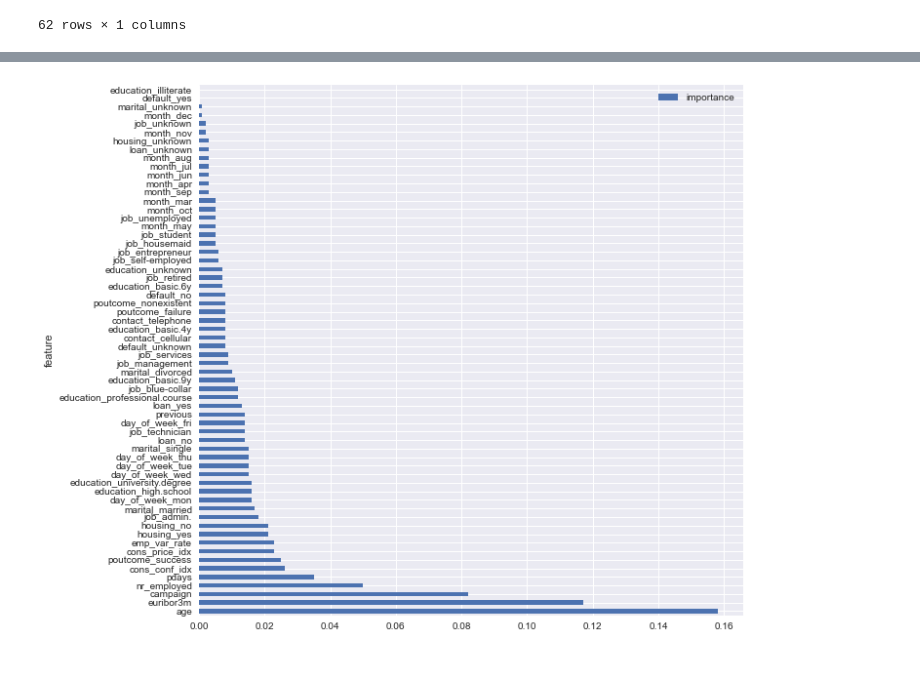
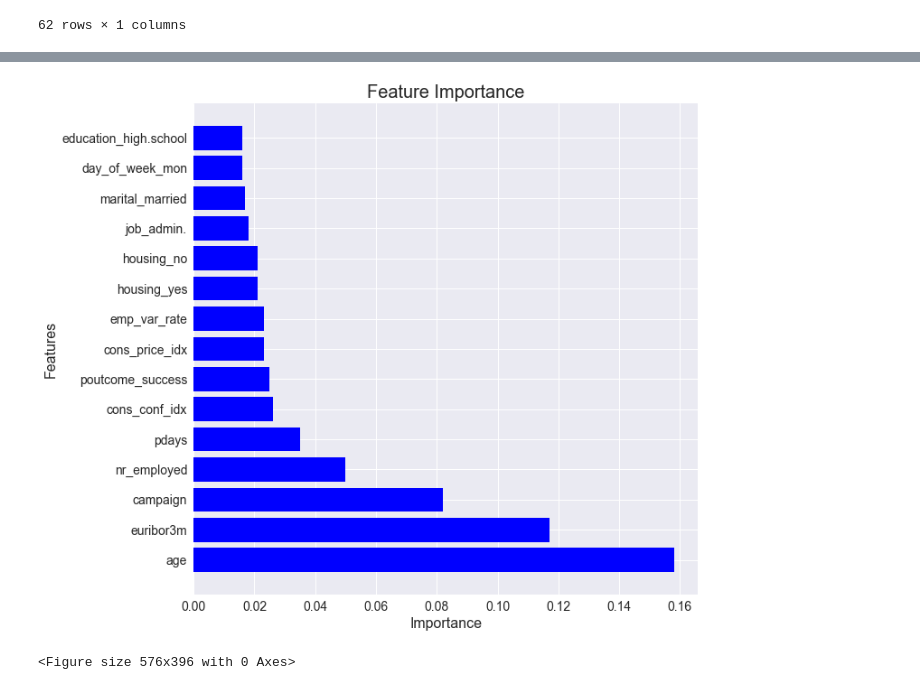
Before and after one commit to wanaguirre/Customer-Segmentation-in-Banking, a Jupyter notebook: Notebooks/Customer_segmentation.ipynb, the cells around one changed output, grey strips where cells are left out. Drawn from its saved outputs; the diff is of its cells as text; code cells hidden in the pictures.

Commit message:
image

```diff
--- a/Notebooks/Customer_segmentation.ipynb
+++ b/Notebooks/Customer_segmentation.ipynb
@@ -786,5 +804,21 @@ rfc_importances
 # %%
+# update the overall font size
+plt.rcParams.update({"font.size": 5})
+
 f, ax = plt.subplots(figsize=(10, 10))
-rfc_importances.plot(kind="barh", ax=ax)
+plt.rcParams["font.size"] = "16"
+ax.barh(rfc_importances.index[:15], rfc_importances["importance"][:15], color="blue")
+ax.set_title("Feature Importance", fontsize=20)
+ax.set_xlabel("Importance", fontsize=16)
+# ax.set_xticklabels(rfc_importances["importance"][:15])
+ax.set_ylabel("Features", fontsize=16)
+# ax.set_xticks()
+
+ax.tick_params(labelsize=14)
+
+
+plt.show()
+plt.savefig("images/feature_importance.jpg")
 # %% [output]
-[figure, old version]
+[figure, new version]
+<Figure size 576x396 with 0 Axes>
```
Also changed, not shown: parts of 10 cells of this notebook, 1 other file.
